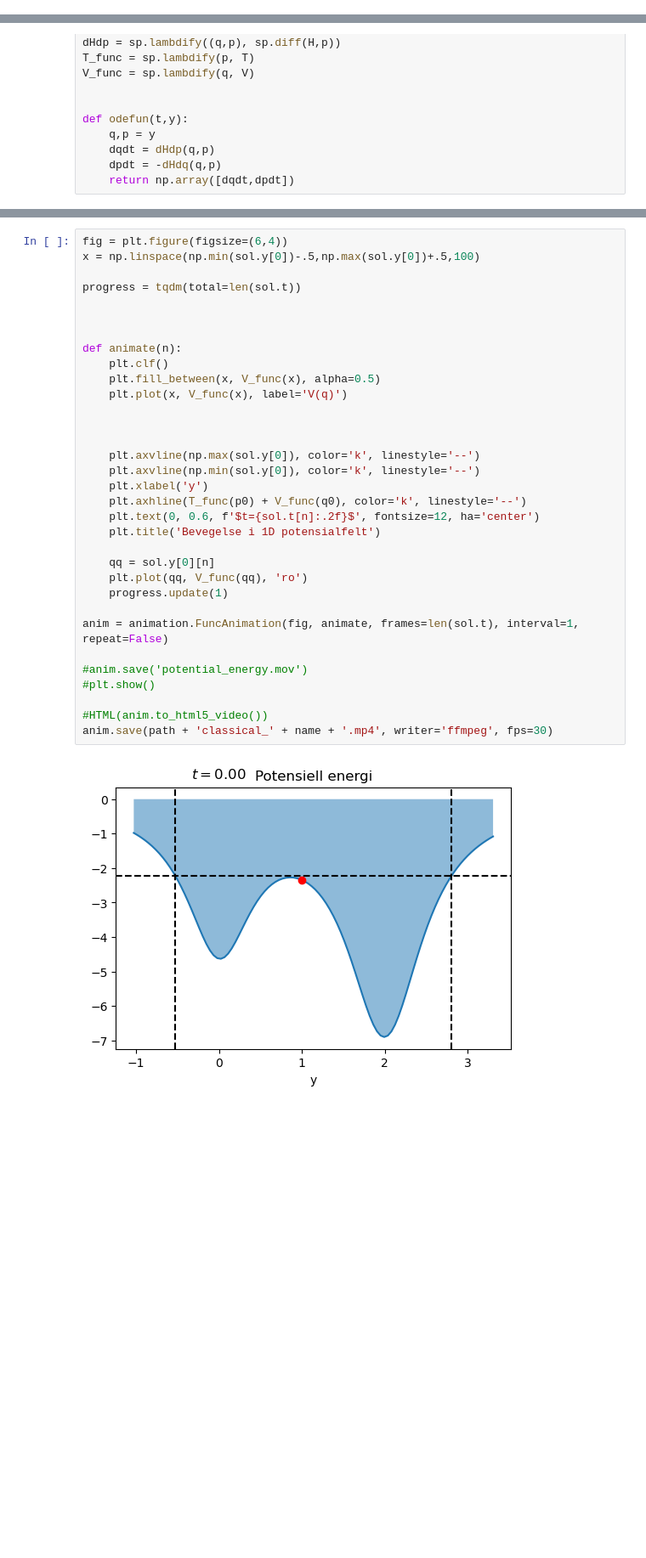
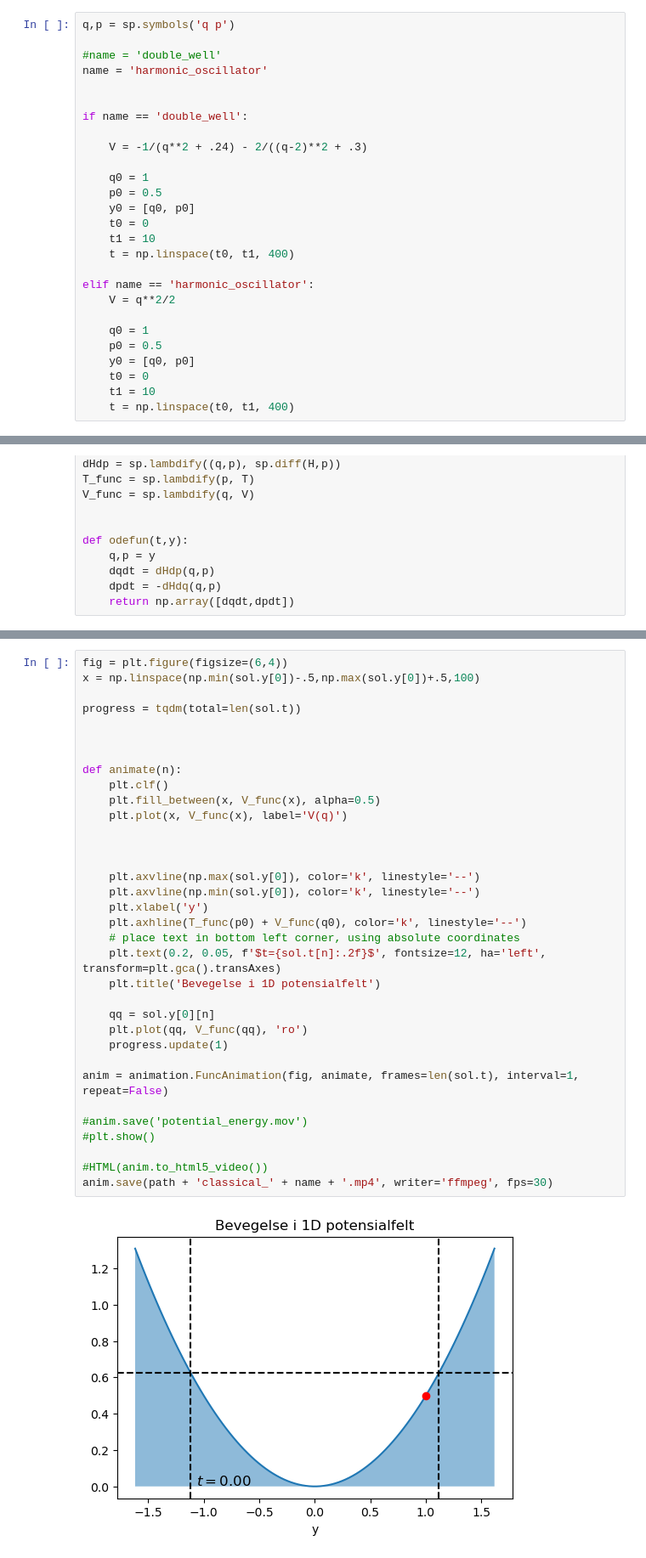
Before and after one commit to simenkva/kjm2601, a Jupyter notebook: src/python/classical_dynamics_1d.ipynb, the cells around one changed output, grey strips where cells are left out. Shown: that part at 85% size. Drawn from its saved outputs; the diff is of its cells as text; blank space fills up the shorter version.

```diff
--- a/src/python/classical_dynamics_1d.ipynb
+++ b/src/python/classical_dynamics_1d.ipynb
@@ -20,3 +14,30 @@ name = 'double_well'
+# %%
+q,p = sp.symbols('q p')
+
+#name = 'double_well'
+name = 'harmonic_oscillator'
+
+
+if name == 'double_well':
+
+    V = -1/(q**2 + .24) - 2/((q-2)**2 + .3)
+
+    q0 = 1
+    p0 = 0.5
+    y0 = [q0, p0]
+    t0 = 0
+    t1 = 10
+    t = np.linspace(t0, t1, 400)
+
+elif name == 'harmonic_oscillator':
+    V = q**2/2
+
+    q0 = 1
+    p0 = 0.5
+    y0 = [q0, p0]
+    t0 = 0
+    t1 = 10
+    t = np.linspace(t0, t1, 400)
 # %%
 T = p**2/2
 H = T + V
@@ -53,32 +69,33 @@ x = np.linspace(np.min(sol.y[0])-.5,np.max(sol.y[0])+.5,100)
 
 progress = tqdm(total=len(sol.t))
 
 
 
 def animate(n):
     plt.clf()
     plt.fill_between(x, V_func(x), alpha=0.5)
     plt.plot(x, V_func(x), label='V(q)')
 
 
 
     plt.axvline(np.max(sol.y[0]), color='k', linestyle='--')
     plt.axvline(np.min(sol.y[0]), color='k', linestyle='--')
     plt.xlabel('y')
     plt.axhline(T_func(p0) + V_func(q0), color='k', linestyle='--')
-    plt.text(0, 0.6, f'$t={sol.t[n]:.2f}$', fontsize=12, ha='center')
+    # place text in bottom left corner, using absolute coordinates
+    plt.text(0.2, 0.05, f'$t={sol.t[n]:.2f}$', fontsize=12, ha='left', transform=plt.gca().transAxes)
     plt.title('Bevegelse i 1D potensialfelt')
 
     qq = sol.y[0][n]
     plt.plot(qq, V_func(qq), 'ro')
     progress.update(1)
 
 anim = animation.FuncAnimation(fig, animate, frames=len(sol.t), interval=1, repeat=False)
 
 #anim.save('potential_energy.mov')
 #plt.show()
 
 #HTML(anim.to_html5_video())
 anim.save(path + 'classical_' + name + '.mp4', writer='ffmpeg', fps=30)
 # %% [output]
-[figure, old version]
+[figure, new version]
```
Also changed, not shown: parts of 2 cells of this notebook, 9 other files.
